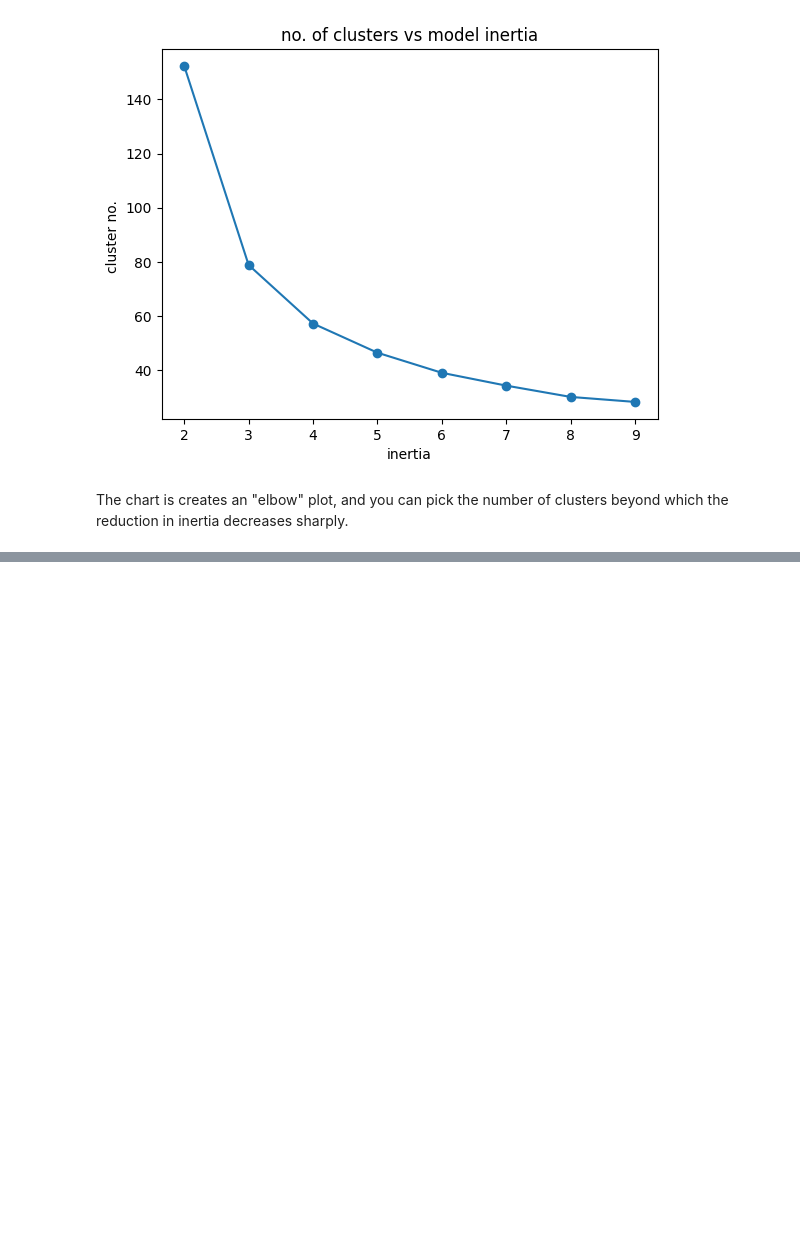
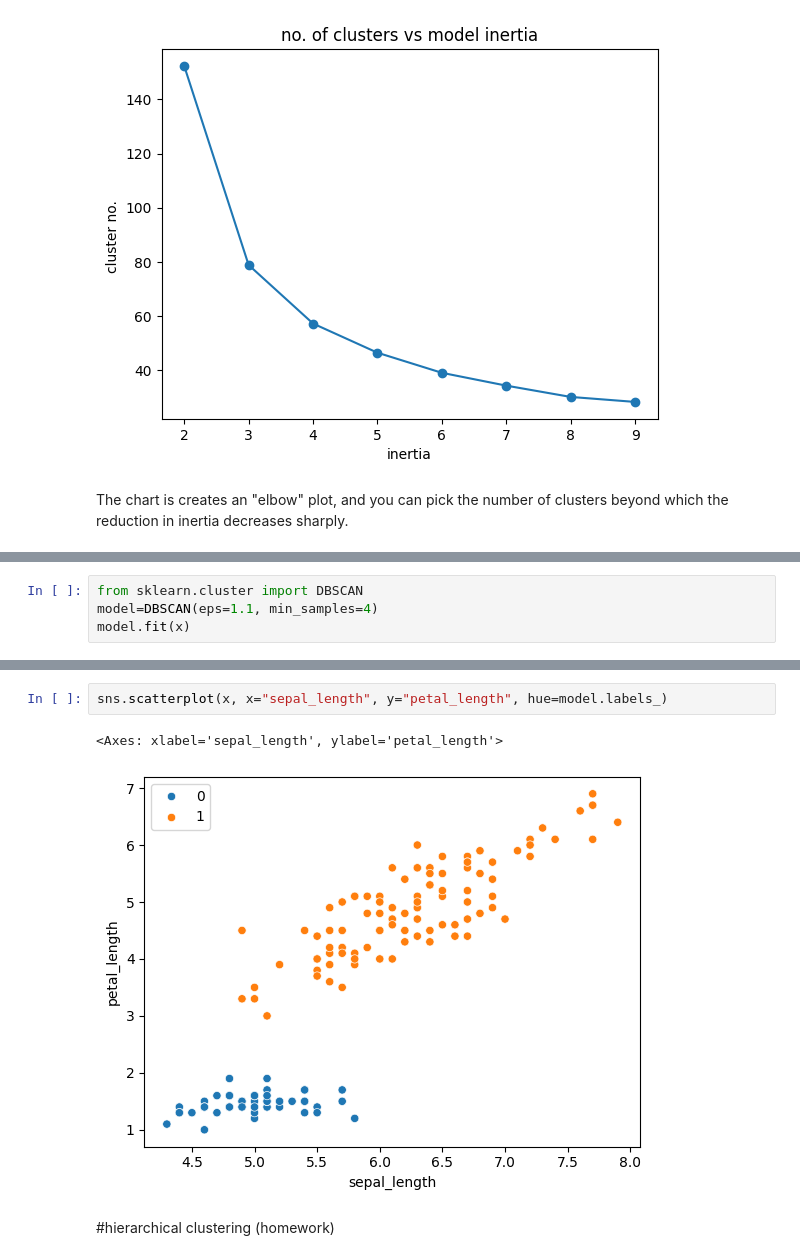
Before and after one commit to 404saugat404/sklearn, a Jupyter notebook: Unsupervised Learning using Scikit Learn/clustering.ipynb, the cells around one changed output, grey strips where cells are left out. Drawn from its saved outputs; the diff is of its cells as text; blank space fills up the shorter version.

Commit message:
dbscan done😌😌

```diff
--- a/Unsupervised Learning using Scikit Learn/clustering.ipynb
+++ b/Unsupervised Learning using Scikit Learn/clustering.ipynb
@@ -153,0 +160,4 @@ The chart is creates an "elbow" plot, and you can pick the number of clusters be
+# %%
+from sklearn.cluster import DBSCAN
+model=DBSCAN(eps=1.1, min_samples=4)
+model.fit(x)
@@ -153,0 +178,7 @@ The chart is creates an "elbow" plot, and you can pick the number of clusters be
+# %%
+sns.scatterplot(x, x="sepal_length", y="petal_length", hue=model.labels_)
+# %% [output]
+<Axes: xlabel='sepal_length', ylabel='petal_length'>
+[figure, added]
+# %% [markdown]
+#hierarchical clustering (homework)
```
Also changed, not shown: parts of 5 cells of this notebook.
